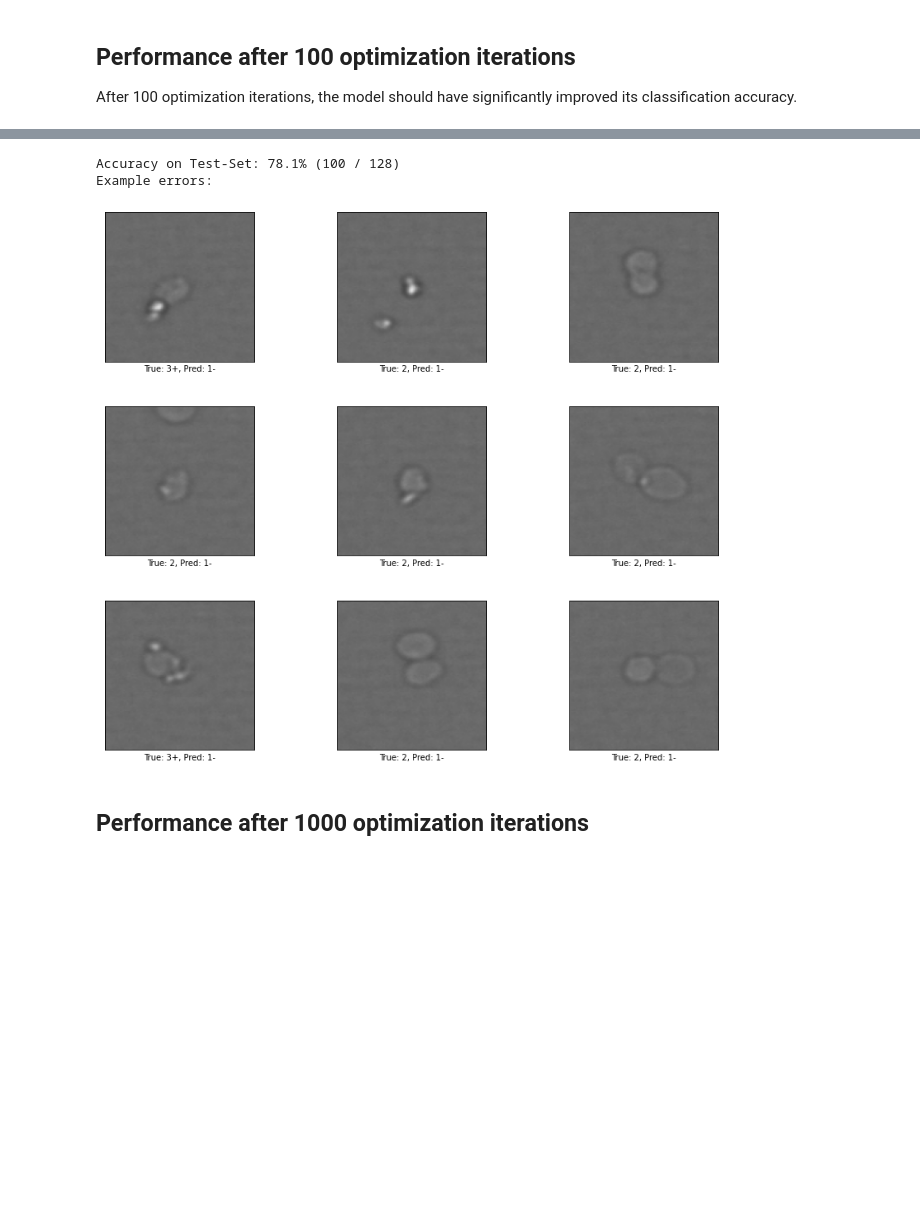
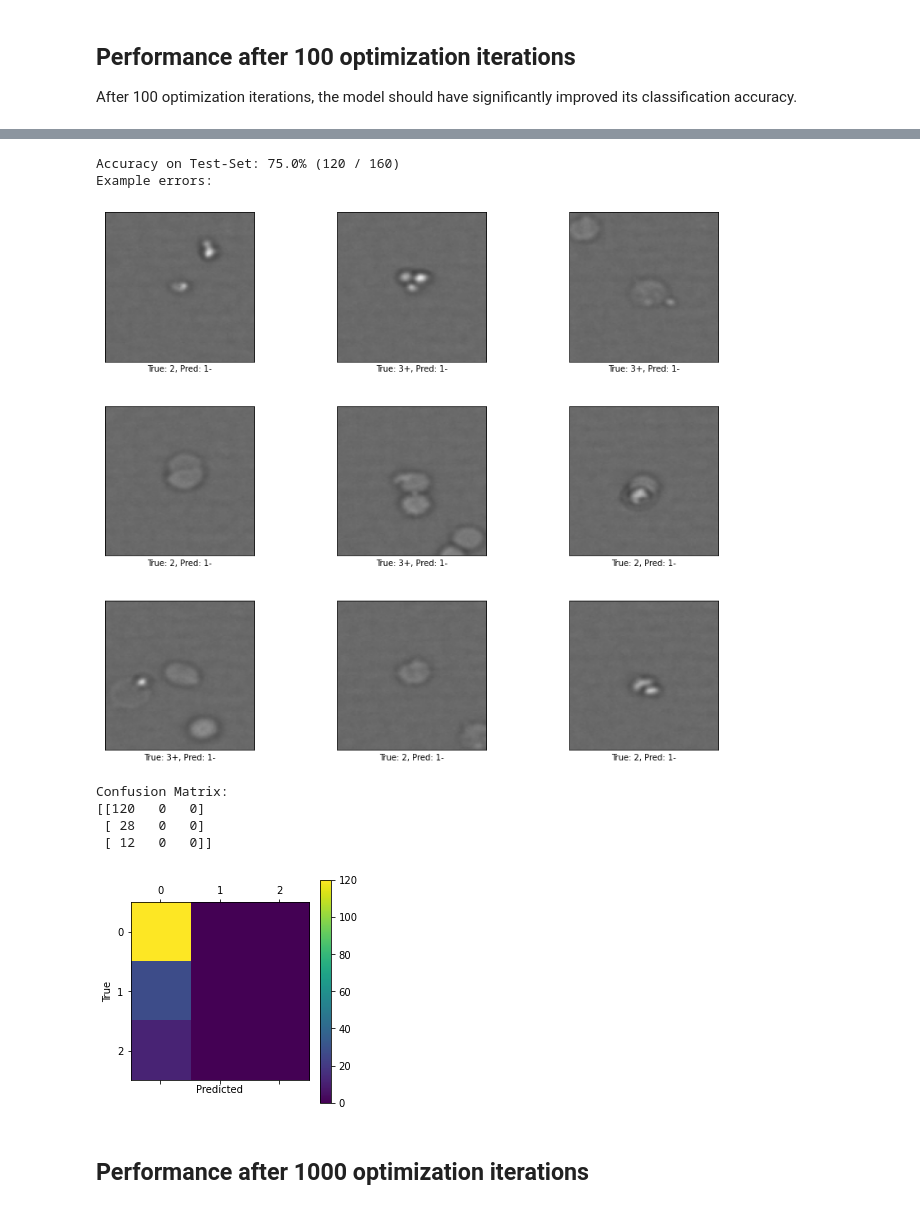
Before and after one commit to majunting/jupyter_notebook, a Jupyter notebook: reference/tensorflow-image-classification-master/tf2_cnn.ipynb, the cells around one changed output, grey strips where cells are left out. Cells and saved outputs as stored; diff of their text form; code cells hidden in the pictures; blank space fills up the shorter version.

```diff
--- a/reference/tensorflow-image-classification-master/tf2_cnn.ipynb
+++ b/reference/tensorflow-image-classification-master/tf2_cnn.ipynb
@@ -390,9 +389,14 @@ Time elapsed: 0:00:27
 # %%
-print_validation_accuracy(show_example_errors=True)
+print_validation_accuracy(show_example_errors=True,show_confusion_matrix=True)
 # %% [output]
-Accuracy on Test-Set: 78.1% (100 / 128)
+Accuracy on Test-Set: 75.0% (120 / 160)
 Example errors:
-[figure, old version]
+[figure, new version]
+Confusion Matrix:
+[[120   0   0]
+ [ 28   0   0]
+ [ 12   0   0]]
+[figure, added]
 # %% [markdown]
 ## Performance after 1000 optimization iterations
 # %%
```
Also changed, not shown: parts of 10 cells of this notebook.
